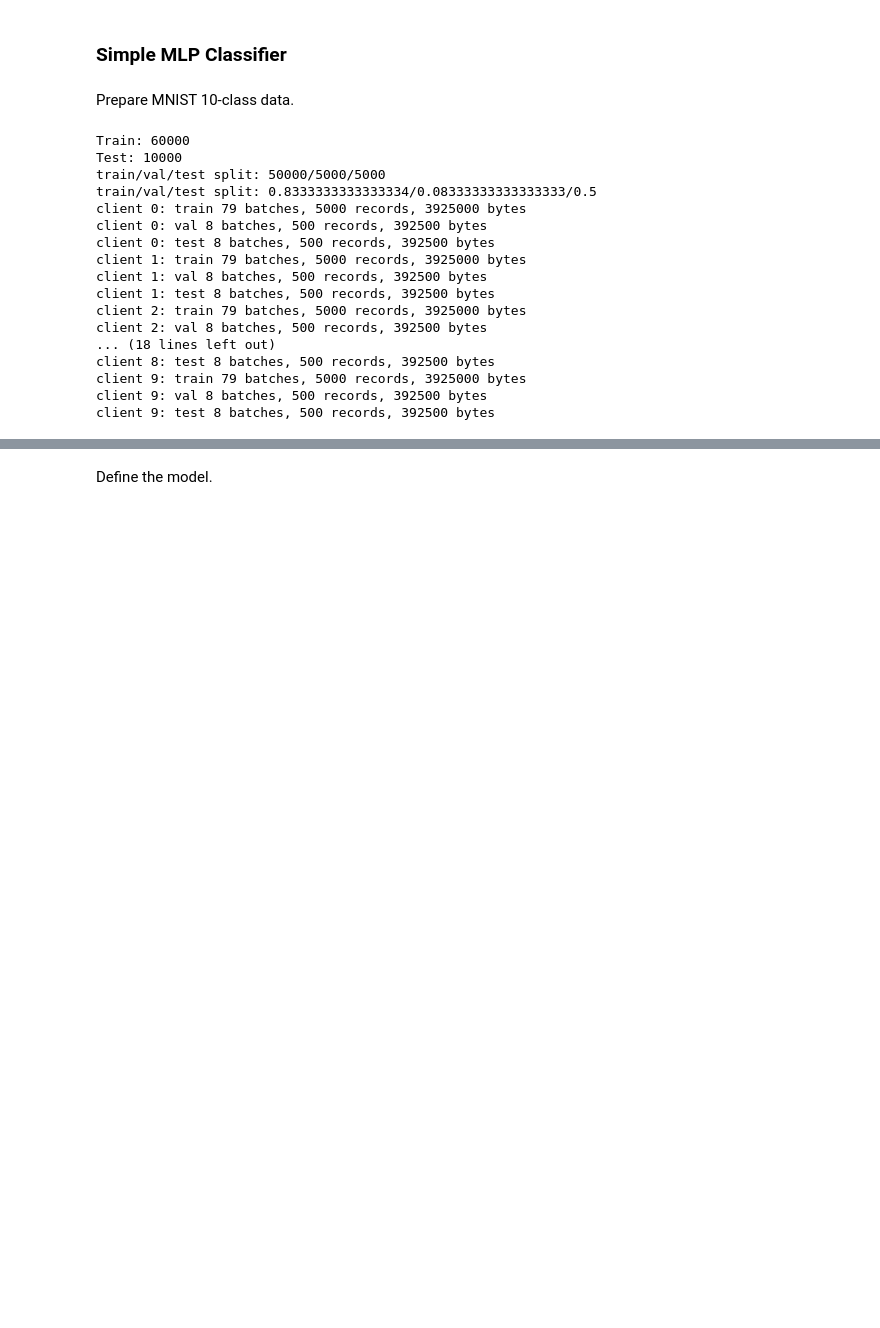
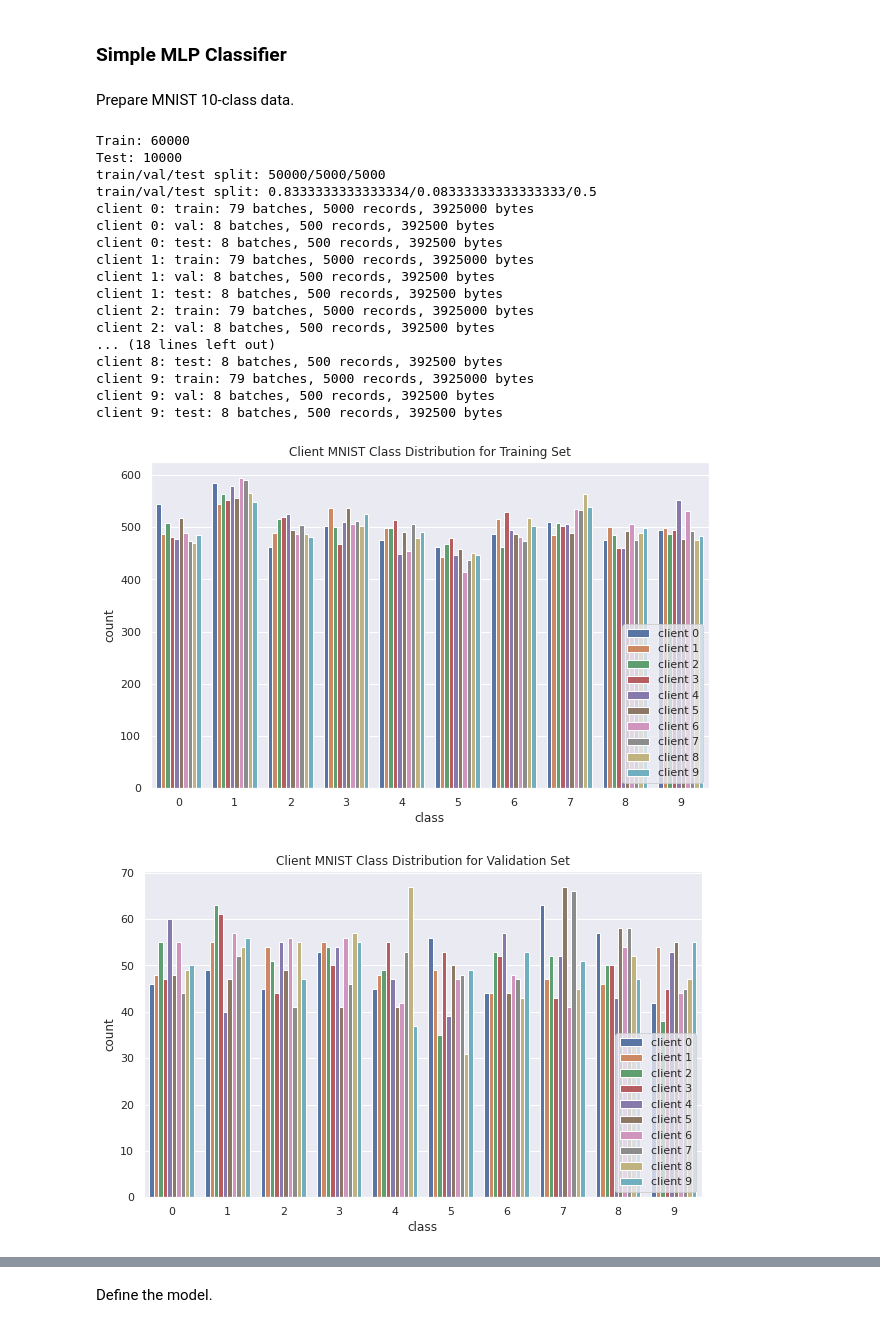
Before and after one commit to zanderman/split-fed-optim, a Jupyter notebook: splitfed.ipynb, the cells around one changed output, grey strips where cells are left out. Drawn from its saved outputs; the diff is of its cells as text; code cells hidden in the pictures; blank space fills up the shorter version.

```diff
--- a/splitfed.ipynb
+++ b/splitfed.ipynb
@@ -1096,45 +1096,64 @@ client_test = split_dataset(
     k=n_clients,
     x=x_test,
     y=y_test,
     shuffle=shuffle,
 )
 
 # Build client data dictionary with batched datasets.
 batch_size = 64
 client_data = {
     i: (
         train_dataset.batch(batch_size=batch_size),
         val_dataset.batch(batch_size=batch_size),
         test_dataset.batch(batch_size=batch_size),
     )
     for i, (train_dataset, val_dataset, test_dataset) in enumerate(zip(client_train, client_val, client_test))
 }
 
+classdist = collections.defaultdict(list)
 for i, (train_dataset, val_dataset, test_dataset) in client_data.items():
     ntrain = sum(x.shape[0] for x,_ in train_dataset)
     nval = sum(x.shape[0] for x,_ in val_dataset)
     ntest = sum(x.shape[0] for x,_ in test_dataset)
     nbytestrain = sum(x.numpy().nbytes+y.numpy().nbytes for x,y in train_dataset)
     nbytesval = sum(x.numpy().nbytes+y.numpy().nbytes for x,y in val_dataset)
     nbytestest = sum(x.numpy().nbytes+y.numpy().nbytes for x,y in test_dataset)
-    print(f"client {i}: train {tf.data.experimental.cardinality(train_dataset).numpy()} batches, {ntrain} records, {nbytestrain} bytes")
-    print(f"client {i}: val {tf.data.experimental.cardinality(val_dataset).numpy()} batches, {nval} records, {nbytesval} bytes")
-    print(f"client {i}: test {tf.data.experimental.cardinality(test_dataset).numpy()} batches, {ntest} records, {nbytestest} bytes")
+    print(f"client {i}: train: {tf.data.experimental.cardinality(train_dataset).numpy()} batches, {ntrain} records, {nbytestrain} bytes")
+    print(f"client {i}: val: {tf.data.experimental.cardinality(val_dataset).numpy()} batches, {nval} records, {nbytesval} bytes")
+    print(f"client {i}: test: {tf.data.experimental.cardinality(test_dataset).numpy()} batches, {ntest} records, {nbytestest} bytes")
+
+    # Collect per-class distributions for each set.
+    classdisttrain = collections.Counter(np.hstack([y.numpy() for _,y in train_dataset]))
+    classdistval = collections.Counter(np.hstack([y.numpy() for _,y in val_dataset]))
+    classdisttest = collections.Counter(np.hstack([y.numpy() for _,y in test_dataset]))
+    classdist['Training'].extend([(f'client {i}',k,classdisttrain[k]) for k in sorted(classdisttrain.keys())])
+    classdist['Validation'].extend([(f'client {i}',k,classdistval[k]) for k in sorted(classdistval.keys())])
+    classdist['Test'].extend([(f'client {i}',k,classdisttest[k]) for k in sorted(classdisttest.keys())])
+
+# Plot per-class distributions.
+for k in classdist.keys():
+    df = pd.DataFrame(classdist[k], columns=['client', 'class', 'count'])
+    plt.figure(figsize=(10, 6))
+    sns.barplot(data=df, x='class', y='count', hue='client')
+    plt.legend(loc='lower right')
+    plt.title(f'Client MNIST Class Distribution for {k} Set')
 # %% [output]
 Train: 60000
 Test: 10000
 train/val/test split: 50000/5000/5000
 train/val/test split: 0.8333333333333334/0.08333333333333333/0.5
-client 0: train 79 batches, 5000 records, 3925000 bytes
-client 0: val 8 batches, 500 records, 392500 bytes
-client 0: test 8 batches, 500 records, 392500 bytes
-client 1: train 79 batches, 5000 records, 3925000 bytes
-client 1: val 8 batches, 500 records, 392500 bytes
-client 1: test 8 batches, 500 records, 392500 bytes
-client 2: train 79 batches, 5000 records, 3925000 bytes
-client 2: val 8 batches, 500 records, 392500 bytes
+client 0: train: 79 batches, 5000 records, 3925000 bytes
+client 0: val: 8 batches, 500 records, 392500 bytes
+client 0: test: 8 batches, 500 records, 392500 bytes
+client 1: train: 79 batches, 5000 records, 3925000 bytes
+client 1: val: 8 batches, 500 records, 392500 bytes
+client 1: test: 8 batches, 500 records, 392500 bytes
+client 2: train: 79 batches, 5000 records, 3925000 bytes
+client 2: val: 8 batches, 500 records, 392500 bytes
 ... (18 lines left out)
-client 8: test 8 batches, 500 records, 392500 bytes
-client 9: train 79 batches, 5000 records, 3925000 bytes
-client 9: val 8 batches, 500 records, 392500 bytes
-client 9: test 8 batches, 500 records, 392500 bytes
+client 8: test: 8 batches, 500 records, 392500 bytes
+client 9: train: 79 batches, 5000 records, 3925000 bytes
+client 9: val: 8 batches, 500 records, 392500 bytes
+client 9: test: 8 batches, 500 records, 392500 bytes
+[figure, added]
+[figure, added]
```
Also changed, not shown: parts of 4 cells of this notebook.
